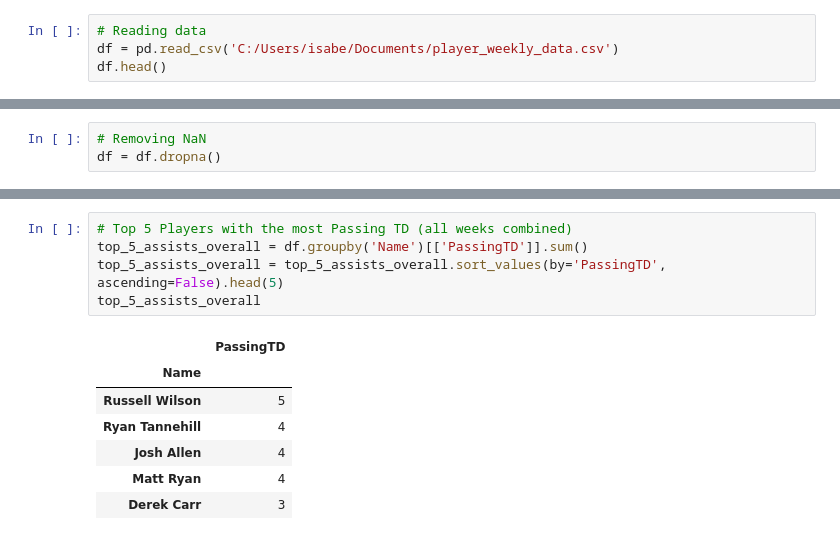
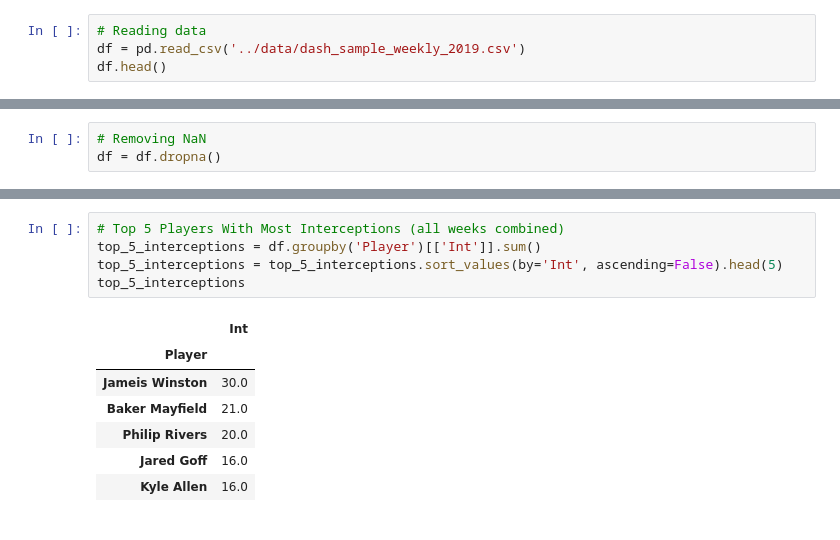
Before and after one commit to isabel-fernandes/fantasy-nfl-lineup-optimizer, a Jupyter notebook: dashboard/player_weekly_data.ipynb, the cells around one changed output, grey strips where cells are left out. Drawn from its saved outputs; the diff is of its cells as text.

```diff
--- a/dashboard/player_weekly_data.ipynb
+++ b/dashboard/player_weekly_data.ipynb
@@ -16,5 +22,5 @@ from bokeh.transform import factor_cmap, transform
 # %%
 # Reading data
-df = pd.read_csv('C:/Users/isabe/Documents/player_weekly_data.csv')
+df = pd.read_csv('../data/dash_sample_weekly_2019.csv')
 df.head()
 # %% [output]
@@ -56,13 +102,13 @@ top_5_assists
 # %%
-# Top 5 Players with the most Passing TD (all weeks combined)
-top_5_assists_overall = df.groupby('Name')[['PassingTD']].sum()
-top_5_assists_overall = top_5_assists_overall.sort_values(by='PassingTD', ascending=False).head(5)
-top_5_assists_overall
+# Top 5 Players With Most Interceptions (all weeks combined)
+top_5_interceptions = df.groupby('Player')[['Int']].sum()
+top_5_interceptions = top_5_interceptions.sort_values(by='Int', ascending=False).head(5)
+top_5_interceptions
 # %% [output]
-|  | PassingTD |
-| Name |  |
-| Russell Wilson | 5 |
-| Ryan Tannehill | 4 |
-| Josh Allen | 4 |
-| Matt Ryan | 4 |
-| Derek Carr | 3 |
+|  | Int |
+| Player |  |
+| Jameis Winston | 30.0 |
+| Baker Mayfield | 21.0 |
+| Philip Rivers | 20.0 |
+| Jared Goff | 16.0 |
+| Kyle Allen | 16.0 |
```
Also changed, not shown: parts of 18 cells of this notebook.
